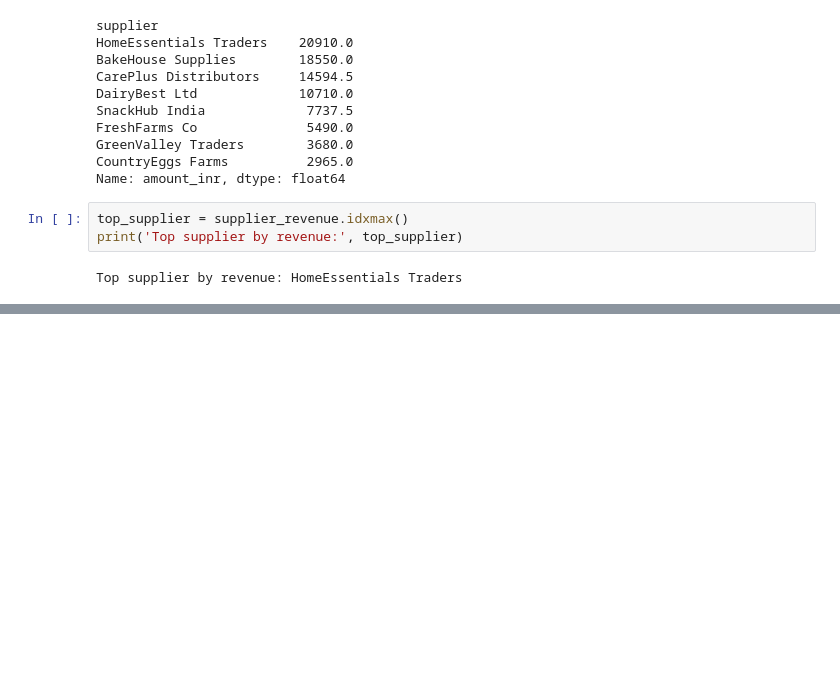
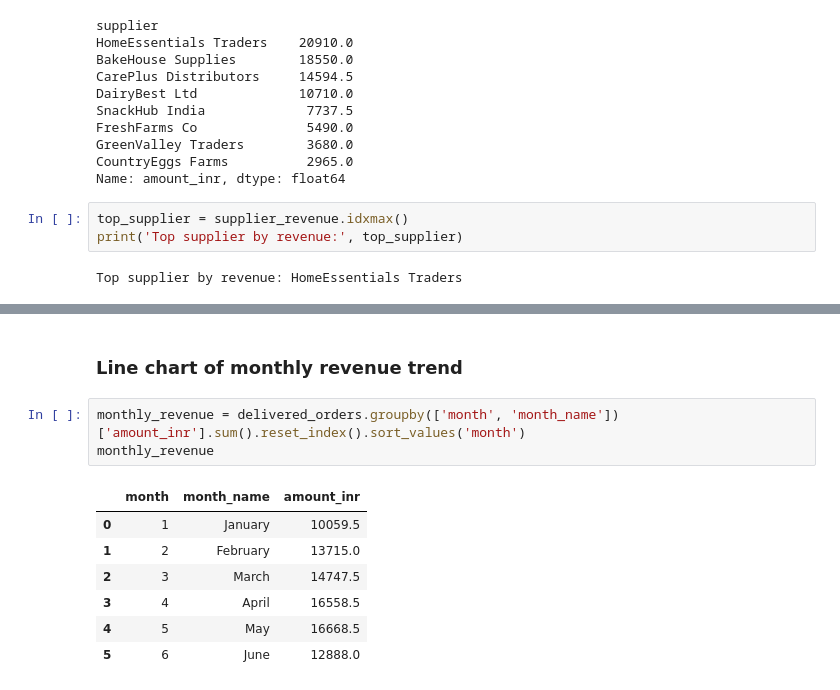
Before and after one commit to shallyJha/bigbasket-capstone, a Jupyter notebook: analysis.ipynb, the cells around one changed output, grey strips where cells are left out. Saved outputs shown, nothing was run; the diff lists cells and outputs as text; blank space fills up the shorter version.

```diff
--- a/analysis.ipynb
+++ b/analysis.ipynb
@@ -232,0 +253,13 @@ Top supplier matches Epic 1: True
+# %% [markdown]
+### Line chart of monthly revenue trend
+# %%
+monthly_revenue = delivered_orders.groupby(['month', 'month_name'])['amount_inr'].sum().reset_index().sort_values('month')
+monthly_revenue
+# %% [output]
+|  | month | month_name | amount_inr |
+| 0 | 1 | January | 10059.5 |
+| 1 | 2 | February | 13715.0 |
+| 2 | 3 | March | 14747.5 |
+| 3 | 4 | April | 16558.5 |
+| 4 | 5 | May | 16668.5 |
+| 5 | 6 | June | 12888.0 |
```
Also changed, not shown: parts of 11 cells of this notebook, 1 other file.
